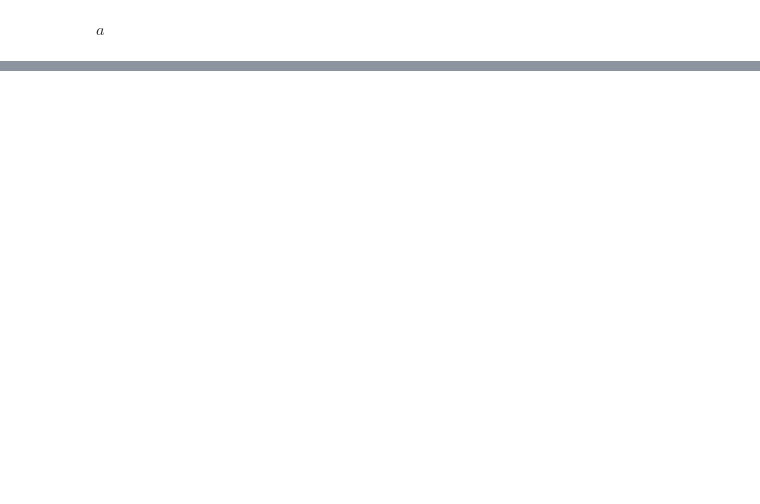
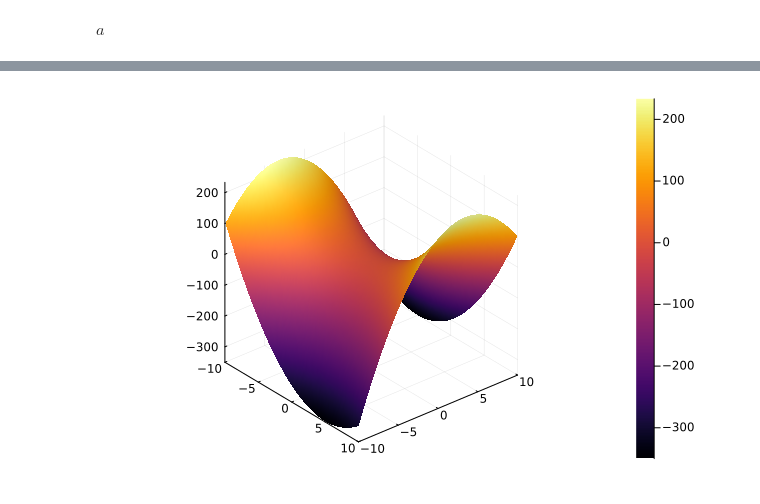
Before and after one commit to littlecube8152/ocw-notes, a Jupyter notebook: linear-algebra-mitocw/test.ipynb, the cells around one changed output, grey strips where cells are left out. Saved outputs shown, nothing was run; the diff lists cells and outputs as text; code cells hidden in the pictures; blank space fills up the shorter version.

Commit message:
Linear Algebra 27

```diff
--- a/linear-algebra-mitocw/test.ipynb
+++ b/linear-algebra-mitocw/test.ipynb
@@ -57,0 +22,11 @@ end
+# %%
+using Plots
+using LinearAlgebra
+
+A = [2 1;1 -3]
+x = range(-10, 10, length=100)
+y = range(-10, 10, length=100)
+f(x, y) = transpose([x, y]) * A * [x, y]
+plot(x,y,f,st=:surface,camera=(50,30))
+# %% [output]
+[figure, added]
```
Also changed, not shown: parts of 4 cells of this notebook, 1 other file.
